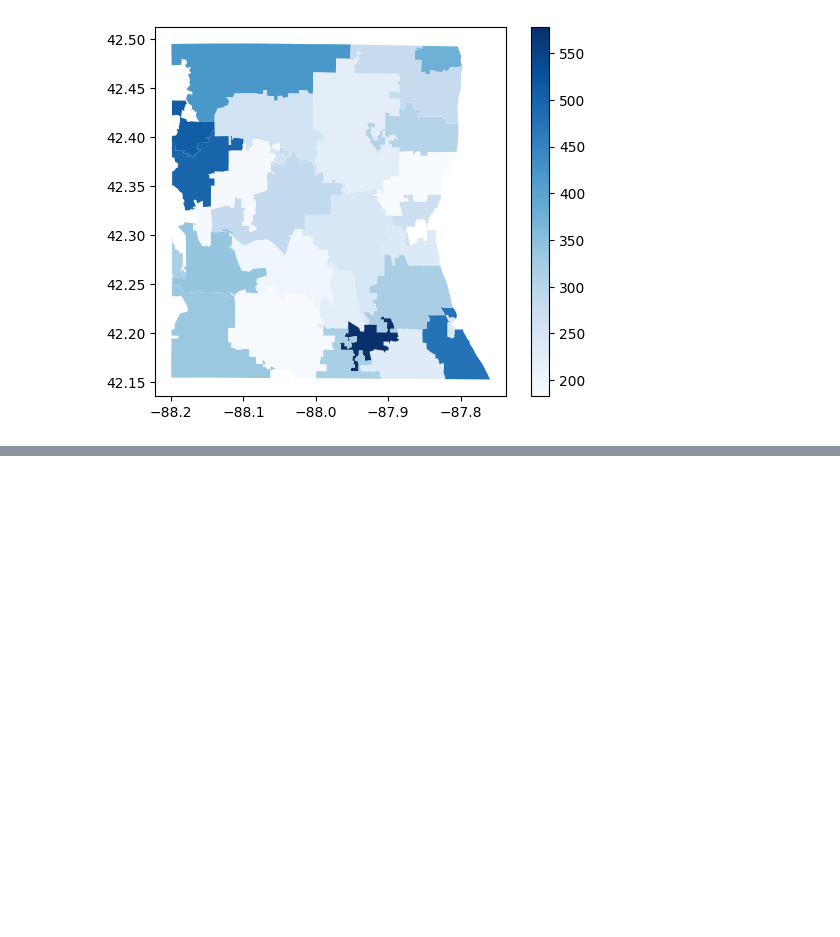
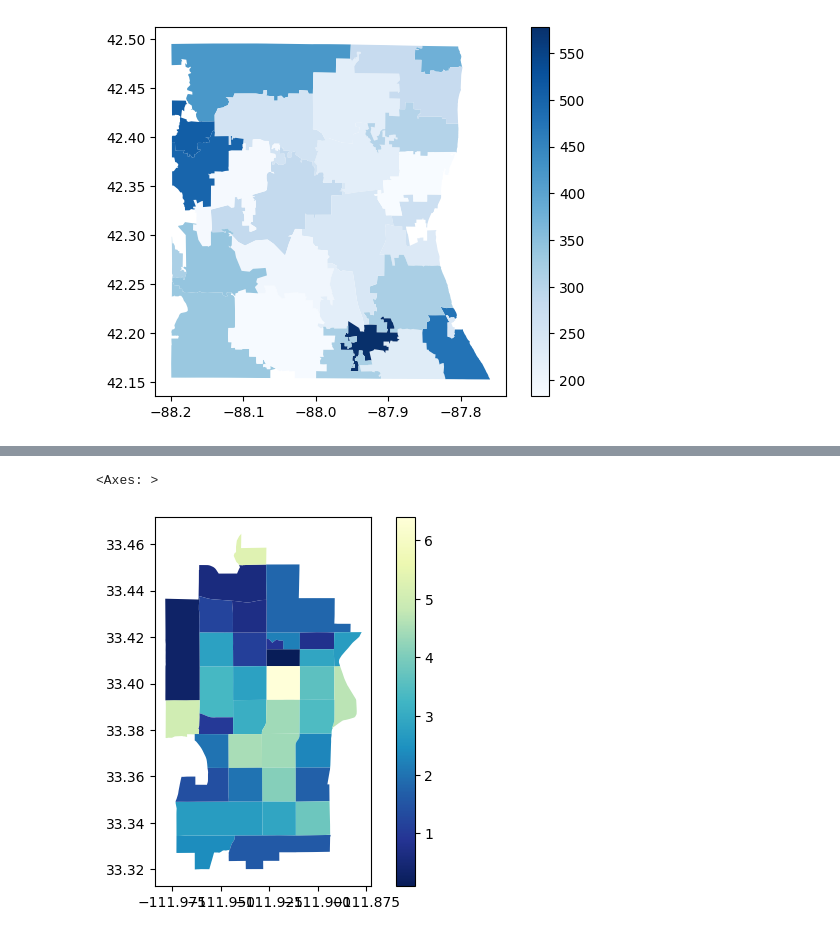
Before and after one commit to amnasyed1/datasci_7_geospatial, a Jupyter notebook: datasci_7_geospatial.ipynb, the cells around one changed output, grey strips where cells are left out. Saved outputs shown, nothing was run; the diff lists cells and outputs as text; code cells hidden in the pictures; blank space fills up the shorter version.

```diff
--- a/datasci_7_geospatial.ipynb
+++ b/datasci_7_geospatial.ipynb
@@ -327,0 +328,3 @@ DriverError: ignored
+# %%
+df_disability = gpd.read_file('Disability.geojson')
+df_disability
@@ -327,0 +375,5 @@ DriverError: ignored
+# %%
+df_disability.plot("Percent_of_population_with_a_he", 'YlGnBu_r', legend=True)
+# %% [output]
+<Axes: >
+[figure, added]
```
Also changed, not shown: parts of 11 cells of this notebook.
